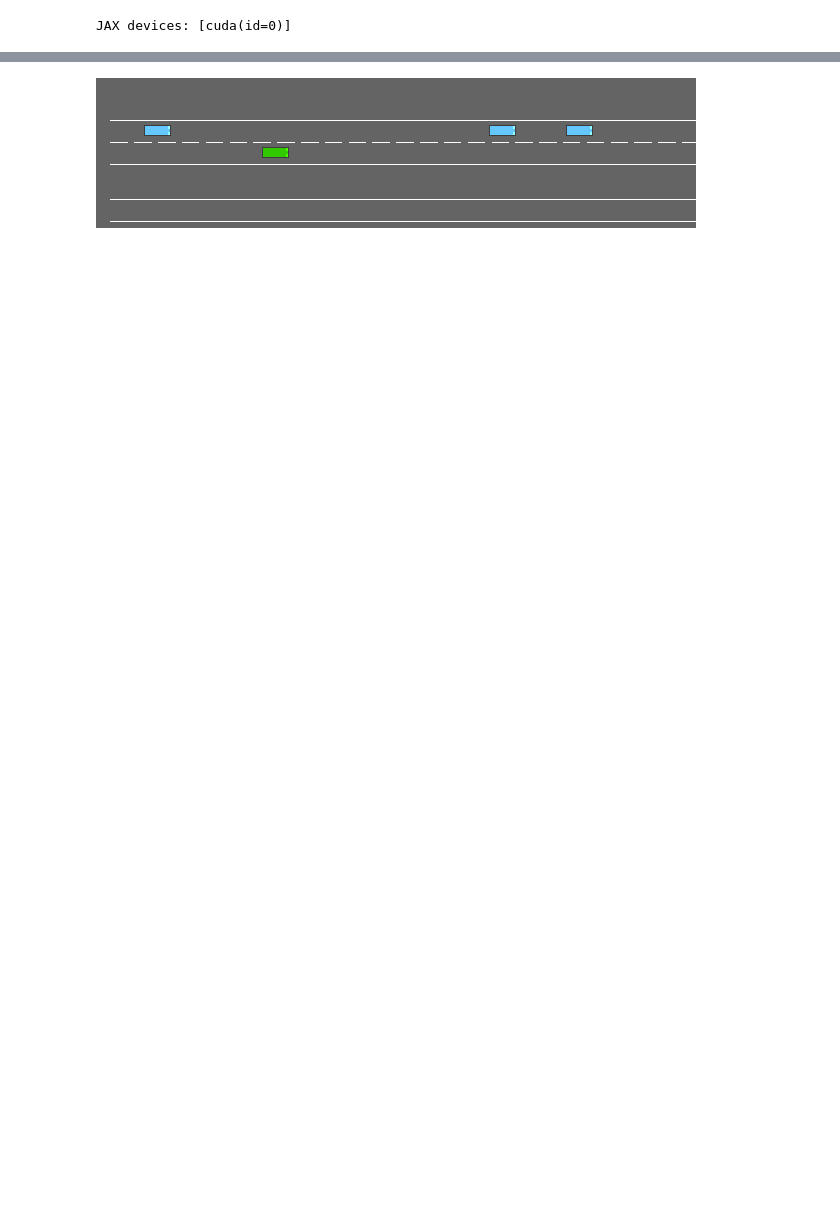
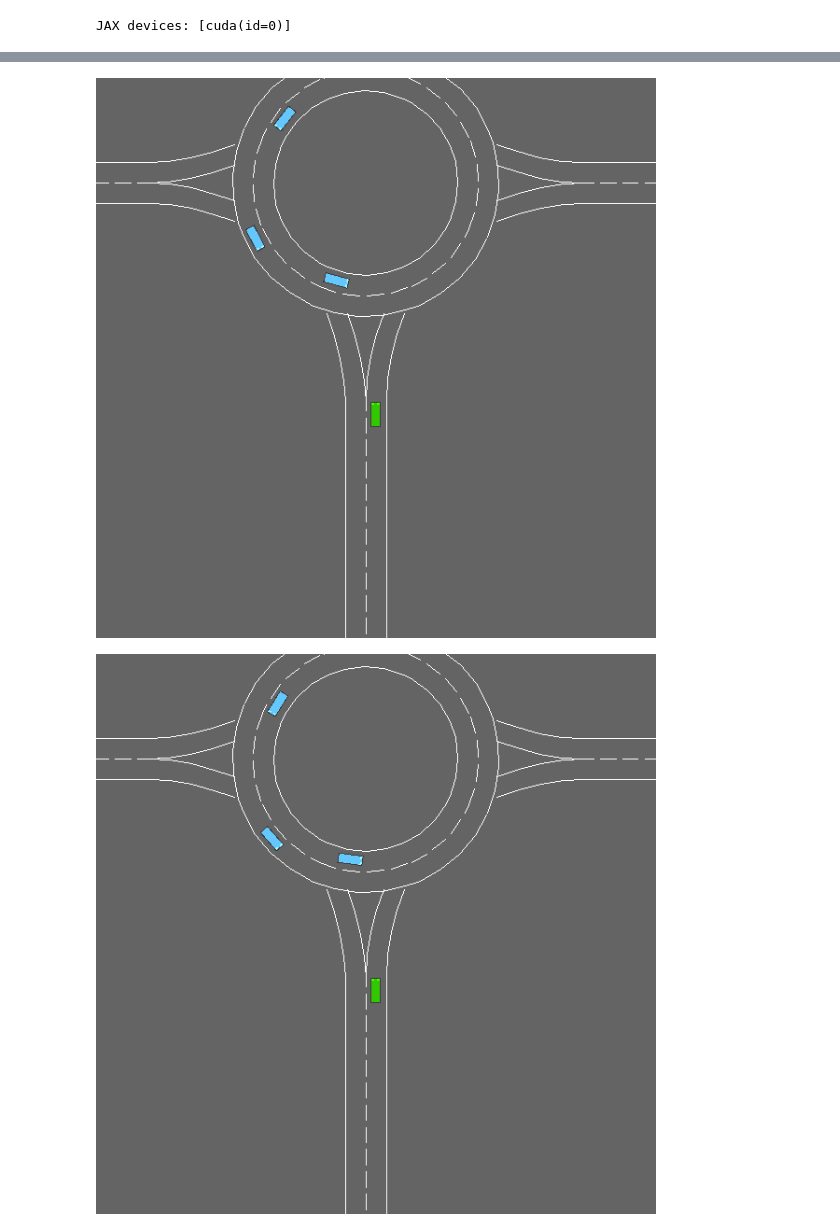
Before and after one commit to franktome/Dreamerv3_RL_project, a Jupyter notebook: highway_inference.ipynb, the cells around one changed output, grey strips where cells are left out. Cells and saved outputs as stored; diff of their text form; code cells hidden in the pictures; blank space fills up the shorter version.

Commit message:
Update dreamerv3_inference

```diff
--- a/highway_inference.ipynb
+++ b/highway_inference.ipynb
@@ -174,6 +264,7 @@ GIF 저장 완료!
 # %%
 # 셀 4 - 노트북에서 바로 보기
 from IPython.display import Image
-Image('highway_merge_inference.gif')
+Image('highway_roundabout_inference.gif')
 # %% [output]
-[figure, old version]
+[figure, new version]
+[figure, added]
```
Also changed, not shown: parts of 6 cells of this notebook, 11 other files.
